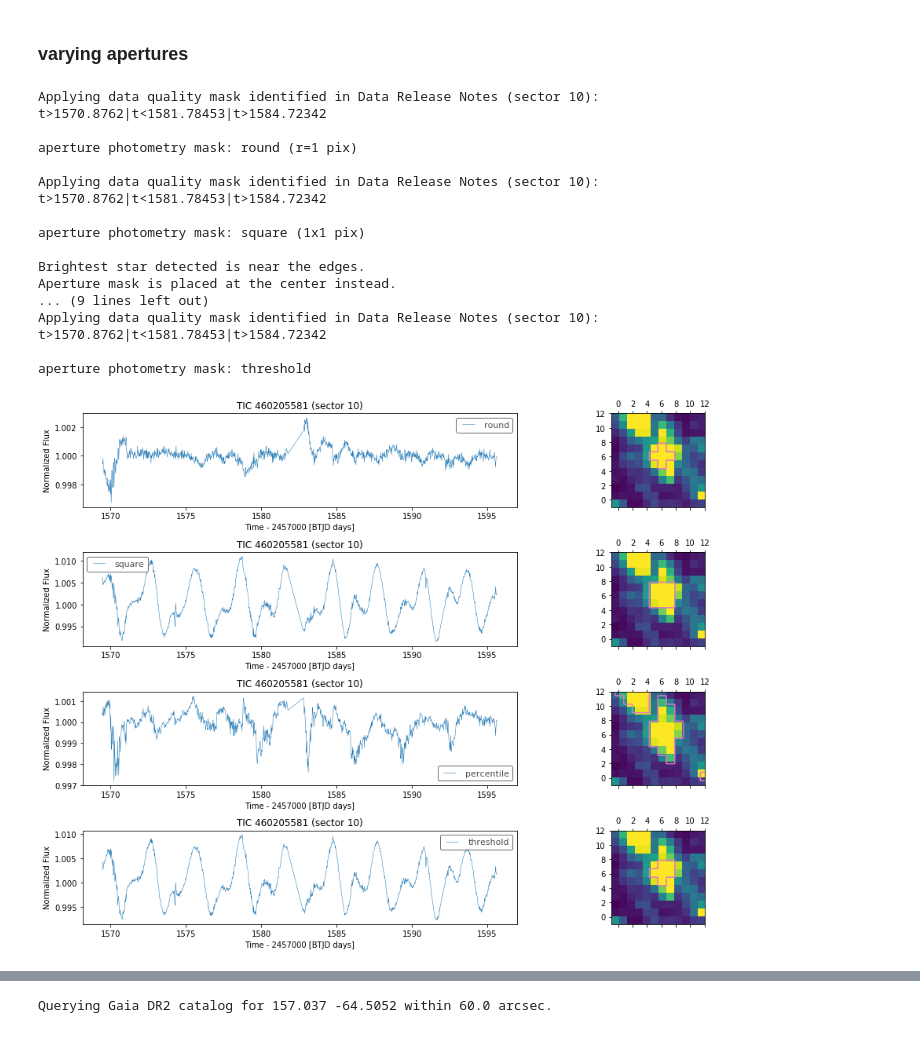
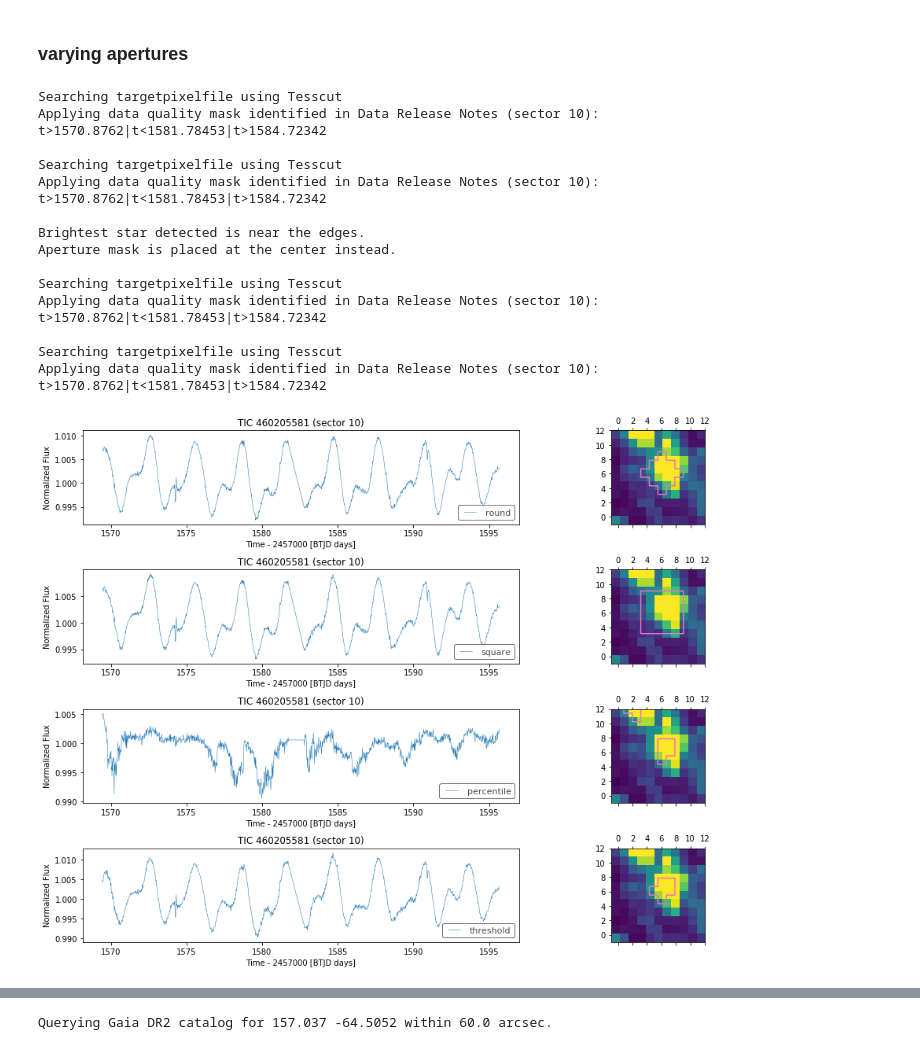
Before and after one commit to jpdeleon/chronos, a Jupyter notebook: notebooks/examples-lightcurves.ipynb, the cells around one changed output, grey strips where cells are left out. Saved outputs shown, nothing was run; the diff lists cells and outputs as text; code cells hidden in the pictures.

```diff
--- a/notebooks/examples-lightcurves.ipynb
+++ b/notebooks/examples-lightcurves.ipynb
@@ -29,6 +26,0 @@ Querying Gaia DR2 catalog for 157.037 -64.5052 within 3.0 arcsec.
-# %%
-sap_mask='threshold'
-sigma=5
-
-lc = l.make_custom_lc(sap_mask=sap_mask, threshold_sigma=sigma)
-lc.plot(label=sap_mask)
@@ -43,6 +26,0 @@ aperture photometry mask: threshold
-# %%
-x = y = l.tpf_tesscut.shape[-1]//2
-tpf = l.tpf_tesscut.cutout(center=(x,y), size=10)
-
-aper_mask = cr.parse_aperture_mask(tpf, sap_mask=sap_mask, threshold_sigma=sigma)
-pl.matshow(aper_mask)
@@ -51,0 +27,3 @@ pl.matshow(aper_mask)
+# %%
+lc = l.make_custom_lc()
+lc.plot();
@@ -51,0 +42,4 @@ pl.matshow(aper_mask)
+# %%
+#show tpf with aperture mask
+img = np.median(l.tpf_tesscut.flux, axis=0)
+cr.plot_aperture_outline(img, mask=l.aper_mask)
@@ -54,44 +51,38 @@ pl.matshow(aper_mask)
 # %%
 #custom lightcurves with varying apertures
 masks = ['round','square','percentile','threshold']
+kwargs = {'aper_radius': 2, 'percentile': 95, 'threshold_sigma': 5}
 
 fig, axs = pl.subplots(len(masks),2, figsize=(15,10))
-kwargs = {'aper_radius': 1, 'percentile': 80, 'threshold_sigma': 6}
 
 custom_lcs = {}
 for n,sap_mask in enumerate(masks):
-    lc = l.make_custom_lc(sap_mask=sap_mask, aper_radius=1, percentile=80, threshold_sigma=3)
+    lc = l.make_custom_lc(sap_mask=sap_mask, tpf_size=(12,12), **kwargs)
     lc.plot(ax=axs[n,0],label=sap_mask)
     custom_lcs[sap_mask] = lc
     axs[n,0].set_title(f'TIC {l.ticid} (sector {lc.sector})')
 
-
     tpf = l.tpf_tesscut.cutout(size=12)
     img = np.median(tpf.flux, axis=0)
-    mask = cr.parse_aperture_mask(tpf, sap_mask=sap_mask, **kwargs)
-    _ = cr.plot_aperture_outline(img, mask=mask, imgwcs=tpf.wcs, ax=axs[n,1])
-
-#     _ = cr.plot_gaia_sources(tpf, gaiaid, gaia_sources, fov_rad=2*u.arcmin,
-#          survey='DSS2 Red', sap_mask=sap_mask, verbose=False, ax=axs[n,1],
-#          **kwargs
-#         );
+    _ = cr.plot_aperture_outline(img, mask=l.aper_mask, imgwcs=tpf.wcs, ax=axs[n,1])
 fig.tight_layout()
 # %% [output]
+Searching targetpixelfile using Tesscut
 Applying data quality mask identified in Data Release Notes (sector 10):
 t>1570.8762|t<1581.78453|t>1584.72342
 
-aperture photometry mask: round (r=1 pix)
-
+Searching targetpixelfile using Tesscut
 Applying data quality mask identified in Data Release Notes (sector 10):
 t>1570.8762|t<1581.78453|t>1584.72342
 
-aperture photometry mask: square (1x1 pix)
-
 Brightest star detected is near the edges.
 Aperture mask is placed at the center instead.
-... (9 lines left out)
+
+Searching targetpixelfile using Tesscut
 Applying data quality mask identified in Data Release Notes (sector 10):
 t>1570.8762|t<1581.78453|t>1584.72342
 
-aperture photometry mask: threshold
+Searching targetpixelfile using Tesscut
+Applying data quality mask identified in Data Release Notes (sector 10):
+t>1570.8762|t<1581.78453|t>1584.72342
-[figure, old version]
+[figure, new version]
```
Also changed, not shown: parts of 27 cells of this notebook, 11 other files.
